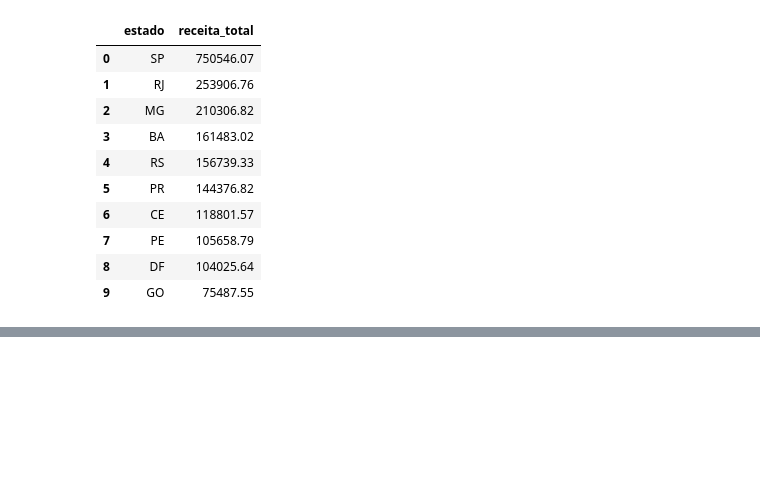
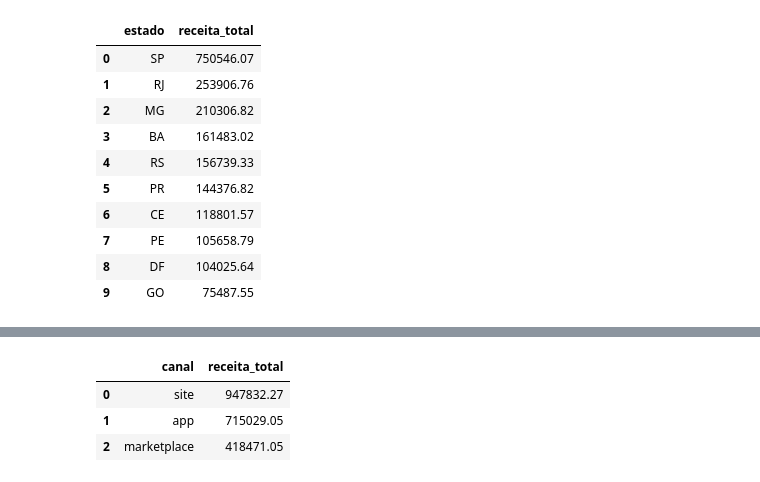
Before and after one commit to luizolavoremy/analise-pedidos-loja-sql, a Jupyter notebook: analise_sql.ipynb, the cells around one changed output, grey strips where cells are left out. Cells and saved outputs as stored; diff of their text form; code cells hidden in the pictures; blank space fills up the shorter version.

```diff
--- a/analise_sql.ipynb
+++ b/analise_sql.ipynb
@@ -174,0 +187,12 @@ ORDER BY receita_total DESC
+# %%
+pd.read_sql("""
+SELECT canal, SUM(receita) AS receita_total
+FROM pedidos
+GROUP BY canal
+ORDER BY receita_total DESC
+""", conn)
+# %% [output]
+|  | canal | receita_total |
+| 0 | site | 947832.27 |
+| 1 | app | 715029.05 |
+| 2 | marketplace | 418471.05 |
```
Also changed, not shown: parts of 1 cell of this notebook.
